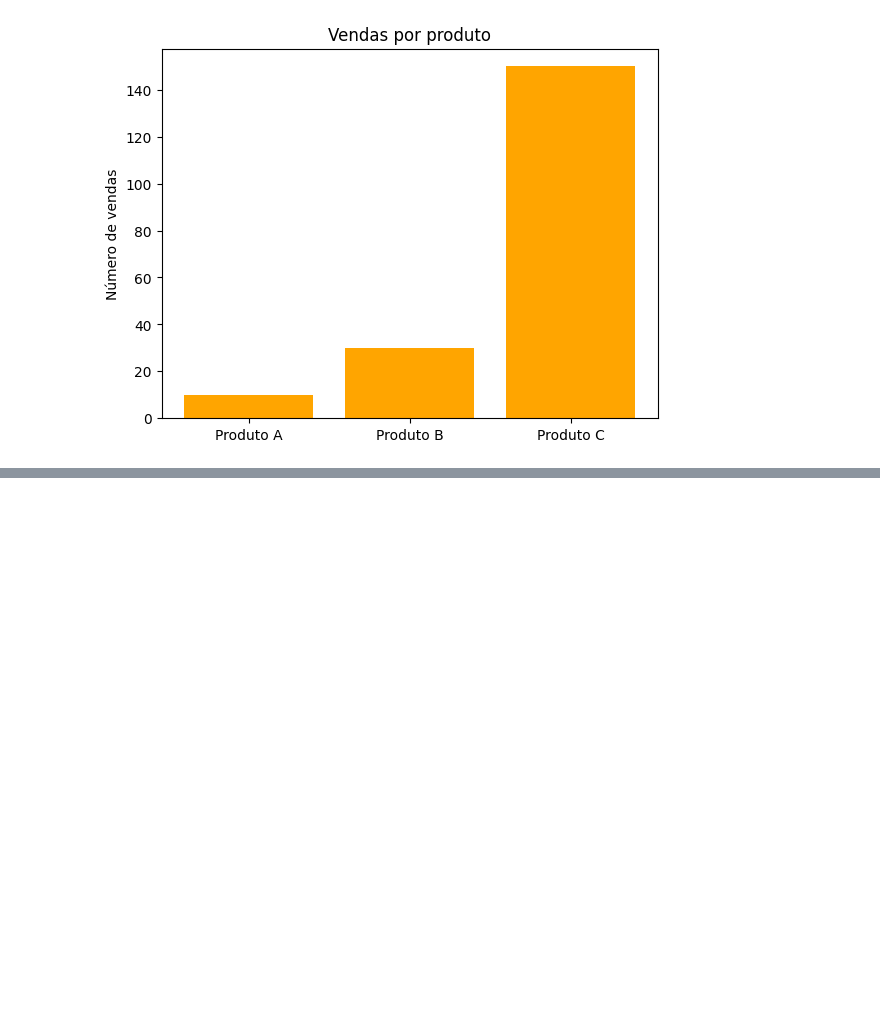
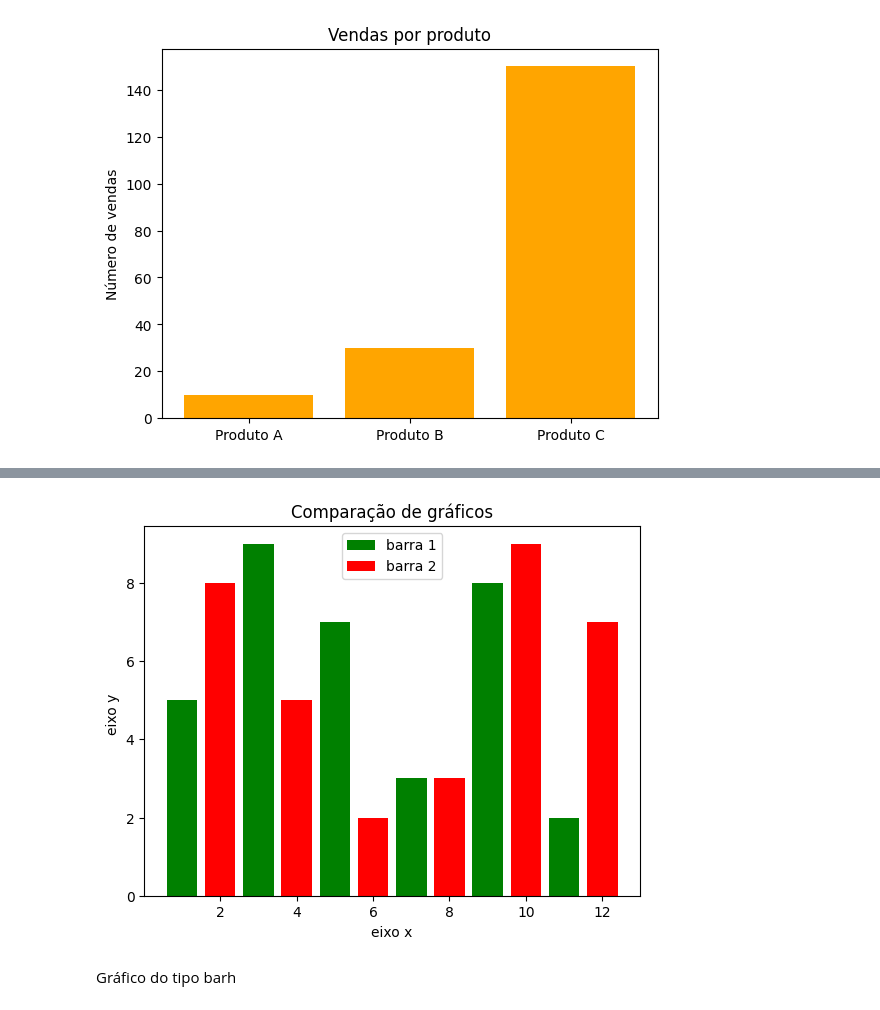
Before and after one commit to Otavioazeved/Vizualiza-o-de-Dados, a Jupyter notebook: Eletiva.ipynb, the cells around one changed output, grey strips where cells are left out. Cells and saved outputs as stored; diff of their text form; code cells hidden in the pictures; blank space fills up the shorter version.

```diff
--- a/Eletiva.ipynb
+++ b/Eletiva.ipynb
@@ -44,0 +58,20 @@ plt.show();
+# %%
+x1 = [1,3,5,7,9,11]
+y1 = [5,9,7,3,8,2]
+
+
+x2 = [2,4,6,8,10,12]
+y2 = [8,5,2,3,9,7]
+
+
+plt.bar(x1, y1, color="g", label = "barra 1")
+plt.bar(x2, y2, color="r", label = "barra 2")
+plt.title("Comparação de gráficos")
+plt.xlabel("eixo x")
+plt.ylabel("eixo y ")
+plt.legend()
+plt.show()
+# %% [output]
+[figure, added]
+# %% [markdown]
+Gráfico do tipo barh
```
Also changed, not shown: parts of 8 cells of this notebook.
